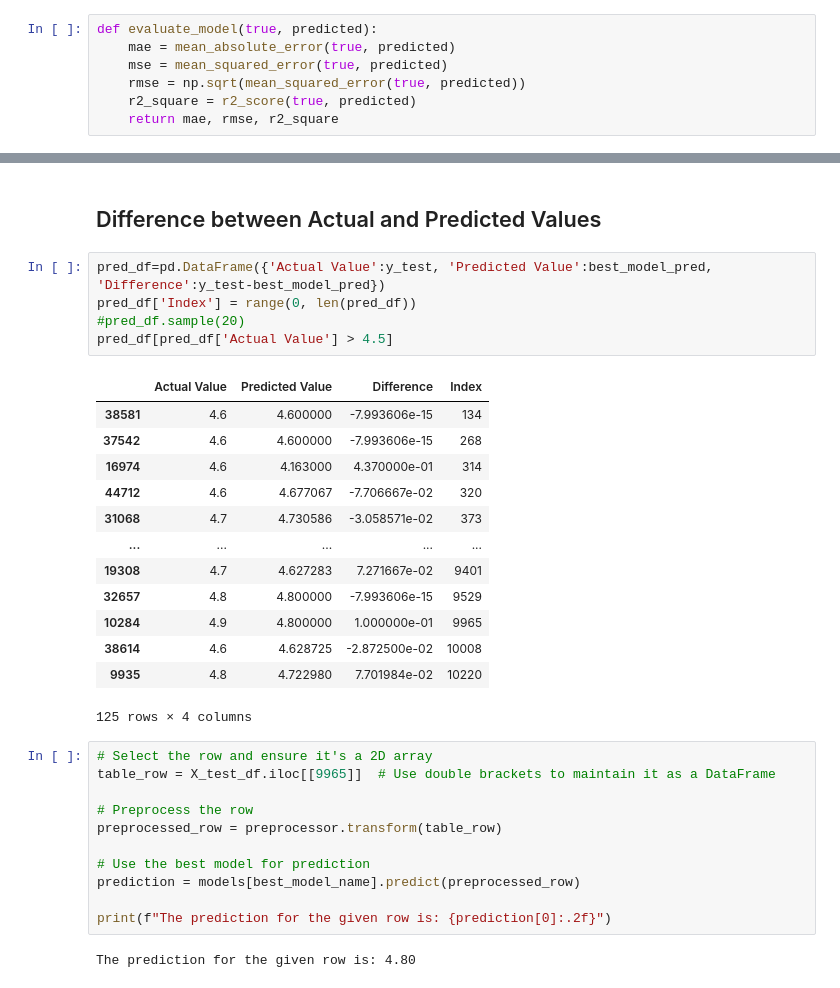
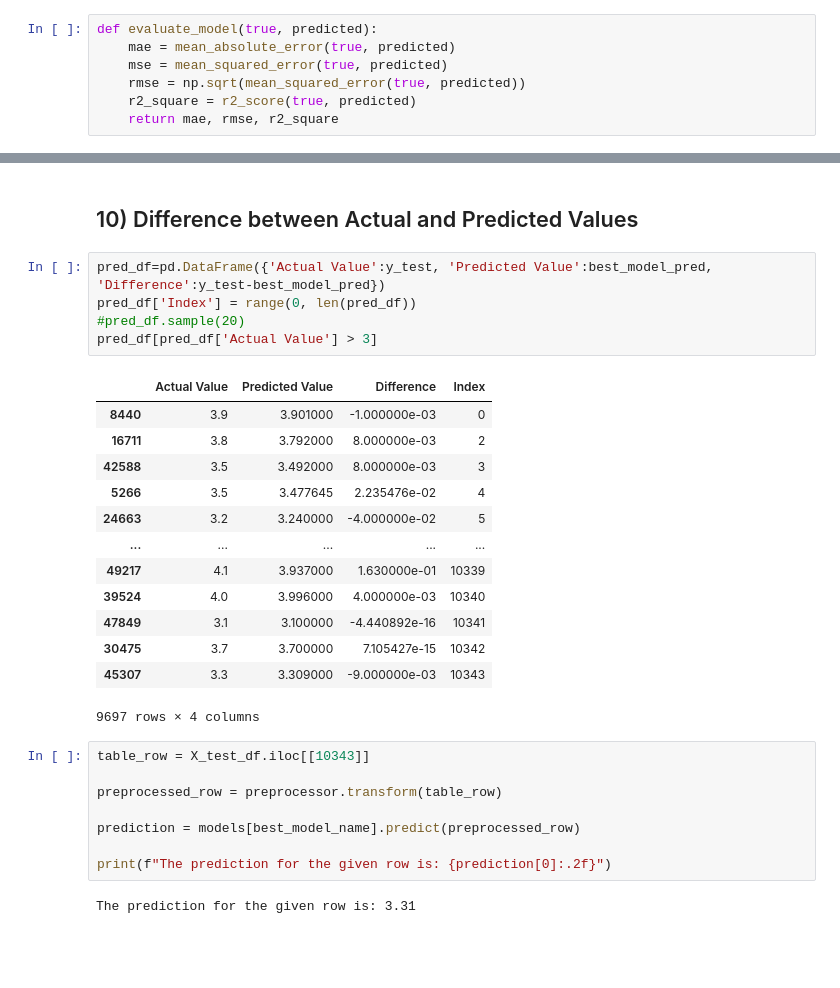
Before and after one commit to aliehhz/Restaurant_Rating_Prediction, a Jupyter notebook: notebooks/2.Model_Training_Resaurant_Rating_prediction.ipynb, the cells around one changed output, grey strips where cells are left out. Drawn from its saved outputs; the diff is of its cells as text; blank space fills up the shorter version.

```diff
--- a/notebooks/2.Model_Training_Resaurant_Rating_prediction.ipynb
+++ b/notebooks/2.Model_Training_Resaurant_Rating_prediction.ipynb
@@ -223,34 +207,31 @@ sns.regplot(x=y_test, y=best_model_pred, ci=None, color ='red');
 # %% [markdown]
-## Difference between Actual and Predicted Values
+## 10) Difference between Actual and Predicted Values
 # %%
 pred_df=pd.DataFrame({'Actual Value':y_test, 'Predicted Value':best_model_pred, 'Difference':y_test-best_model_pred})
 pred_df['Index'] = range(0, len(pred_df))
 #pred_df.sample(20)
-pred_df[pred_df['Actual Value'] > 4.5]
+pred_df[pred_df['Actual Value'] > 3]
 # %% [output]
 |  | Actual Value | Predicted Value | Difference | Index |
-| 38581 | 4.6 | 4.600000 | -7.993606e-15 | 134 |
-| 37542 | 4.6 | 4.600000 | -7.993606e-15 | 268 |
-| 16974 | 4.6 | 4.163000 | 4.370000e-01 | 314 |
-| 44712 | 4.6 | 4.677067 | -7.706667e-02 | 320 |
-| 31068 | 4.7 | 4.730586 | -3.058571e-02 | 373 |
+| 8440 | 3.9 | 3.901000 | -1.000000e-03 | 0 |
+| 16711 | 3.8 | 3.792000 | 8.000000e-03 | 2 |
+| 42588 | 3.5 | 3.492000 | 8.000000e-03 | 3 |
+| 5266 | 3.5 | 3.477645 | 2.235476e-02 | 4 |
+| 24663 | 3.2 | 3.240000 | -4.000000e-02 | 5 |
 | ... | ... | ... | ... | ... |
-| 19308 | 4.7 | 4.627283 | 7.271667e-02 | 9401 |
-| 32657 | 4.8 | 4.800000 | -7.993606e-15 | 9529 |
-| 10284 | 4.9 | 4.800000 | 1.000000e-01 | 9965 |
-| 38614 | 4.6 | 4.628725 | -2.872500e-02 | 10008 |
-| 9935 | 4.8 | 4.722980 | 7.701984e-02 | 10220 |
+| 49217 | 4.1 | 3.937000 | 1.630000e-01 | 10339 |
+| 39524 | 4.0 | 3.996000 | 4.000000e-03 | 10340 |
+| 47849 | 3.1 | 3.100000 | -4.440892e-16 | 10341 |
+| 30475 | 3.7 | 3.700000 | 7.105427e-15 | 10342 |
+| 45307 | 3.3 | 3.309000 | -9.000000e-03 | 10343 |
-125 rows × 4 columns
+9697 rows × 4 columns
 # %%
-# Select the row and ensure it's a 2D array
-table_row = X_test_df.iloc[[9965]]  # Use double brackets to maintain it as a DataFrame
+table_row = X_test_df.iloc[[10343]]
 
-# Preprocess the row
 preprocessed_row = preprocessor.transform(table_row)
 
-# Use the best model for prediction
 prediction = models[best_model_name].predict(preprocessed_row)
 
 print(f"The prediction for the given row is: {prediction[0]:.2f}")
 # %% [output]
-The prediction for the given row is: 4.80
+The prediction for the given row is: 3.31
```
Also changed, not shown: parts of 26 cells of this notebook, 2 other files.
